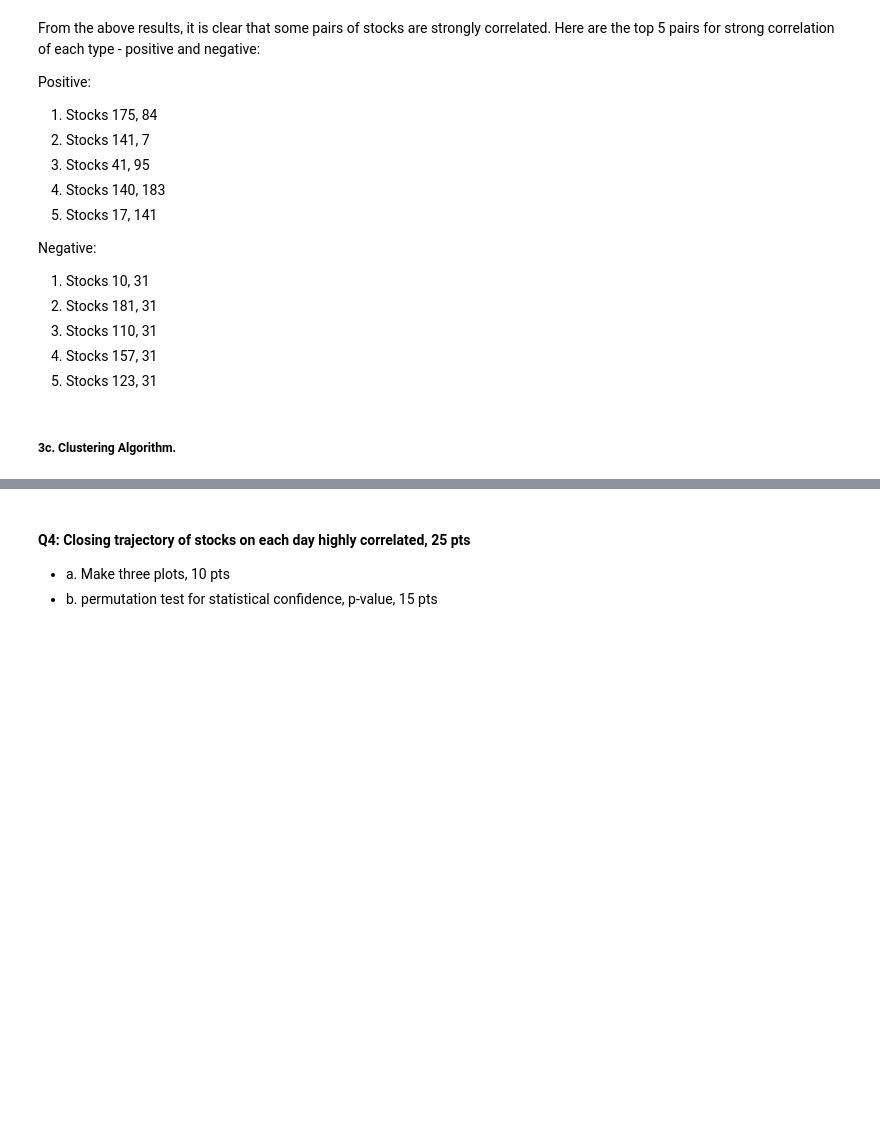
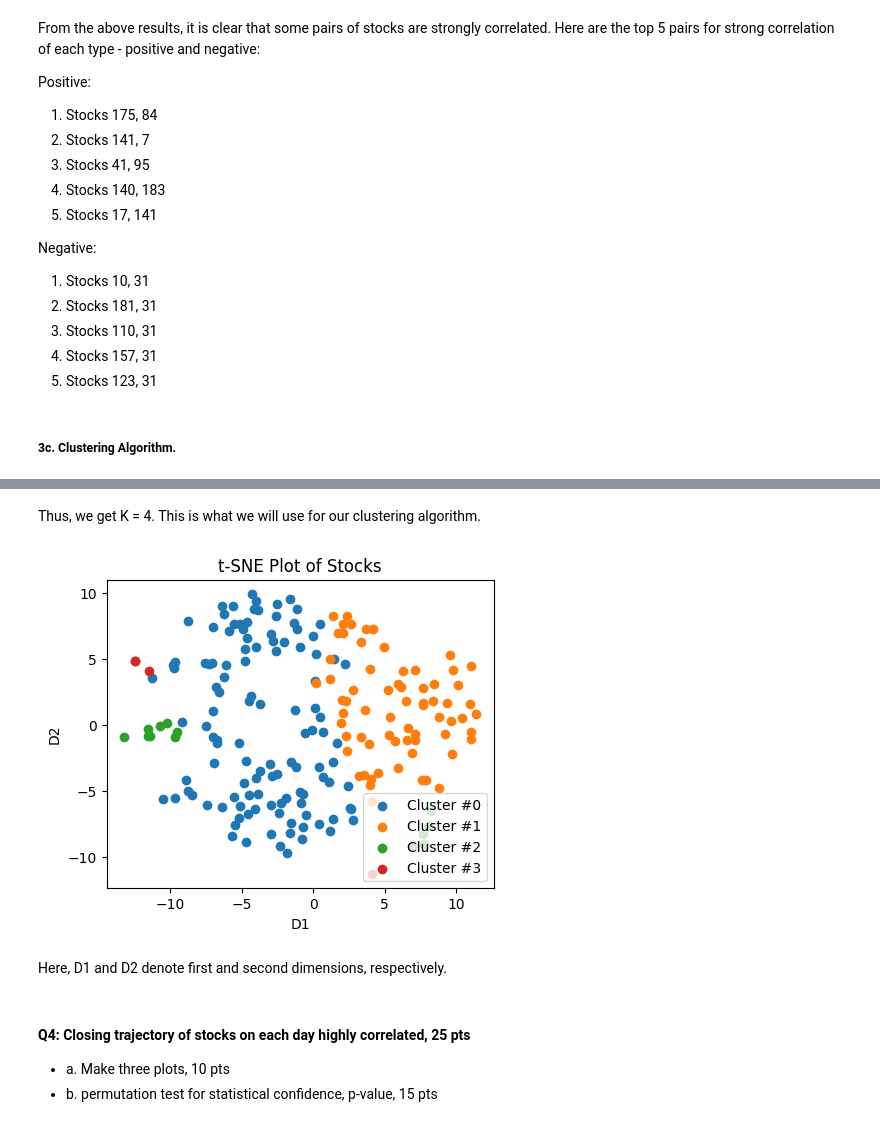
Before and after one commit to fundekaustubh/optiver-trading-challenge, a Jupyter notebook: optiver-2023-basic-submission-demo.ipynb, the cells around one changed output, grey strips where cells are left out. Saved outputs shown, nothing was run; the diff lists cells and outputs as text; code cells hidden in the pictures; blank space fills up the shorter version.

```diff
--- a/optiver-2023-basic-submission-demo.ipynb
+++ b/optiver-2023-basic-submission-demo.ipynb
@@ -533,3 +649,55 @@ NameError: name 'SeriesMean' is not defined
+# %% [markdown]
+Thus, we get K = 4. This is what we will use for our clustering algorithm.
+# %%
+import pandas as pd
+import numpy as np
+import matplotlib.pyplot as plt
+from sklearn.cluster import KMeans
+from sklearn.manifold import TSNE
+from sklearn.preprocessing import StandardScaler
+
+# You can select the relevant columns for clustering
+columnsToBeClustered = ['stock_id','imbalance_size', 'reference_price', 'matched_size', 'far_price', 'near_price', 'bid_price', 'bid_size', 'ask_price', 'ask_size', 'wap']
+
+# Extract the stock ID or any identifier for labeling
+stockIDs = stock_grouped_df['stock_id']
+
+# Select the columns for clustering
+data = stock_grouped_df[columnsToBeClustered]
+
+# Standardize the data (important for K-Means and t-SNE)
+scaler = StandardScaler()
+scaledData = scaler.fit_transform(data)
+
+# Perform K-Means clustering to assign cluster IDs
+clustersCount = 4  # Number got using Elbow Method
+kmeans = KMeans(n_clusters=clustersCount)
+stock_grouped_df['cluster'] = kmeans.fit_predict(scaledData)
+
+# Apply t-SNE for dimensionality reduction
+tsne = TSNE(n_components=2)
+tSNEResults = tsne.fit_transform(scaledData)
+
+# Create a DataFrame for the t-SNE results
+tSNE_df = pd.DataFrame(data=tSNEResults, columns=['D1', 'D2'])
+tSNE_df['cluster'] = stock_grouped_df['cluster']
+tSNE_df['stock_id'] = stockIDs
+
+# Plot the t-SNE results with color-coded clusters
+plt.figure(figsize=(5, 4))
+for clusterID in range(clustersCount):
+    clusterData = tSNE_df[tSNE_df['cluster'] == clusterID]
+    plt.scatter(clusterData['D1'], clusterData['D2'], label=f'Cluster #{clusterID}')
+
+plt.title('t-SNE Plot of Stocks')
+plt.xlabel('D1')
+plt.ylabel('D2')
+plt.legend()
+plt.show()
+# %% [output]
+[figure, added]
+# %% [markdown]
+Here, D1 and D2 denote first and second dimensions, respectively.
 # %% [markdown]
 #### Q4: Closing trajectory of stocks on each day highly correlated, 25 pts
 - a. Make three plots, 10 pts
```
Also changed, not shown: parts of 23 cells of this notebook.
